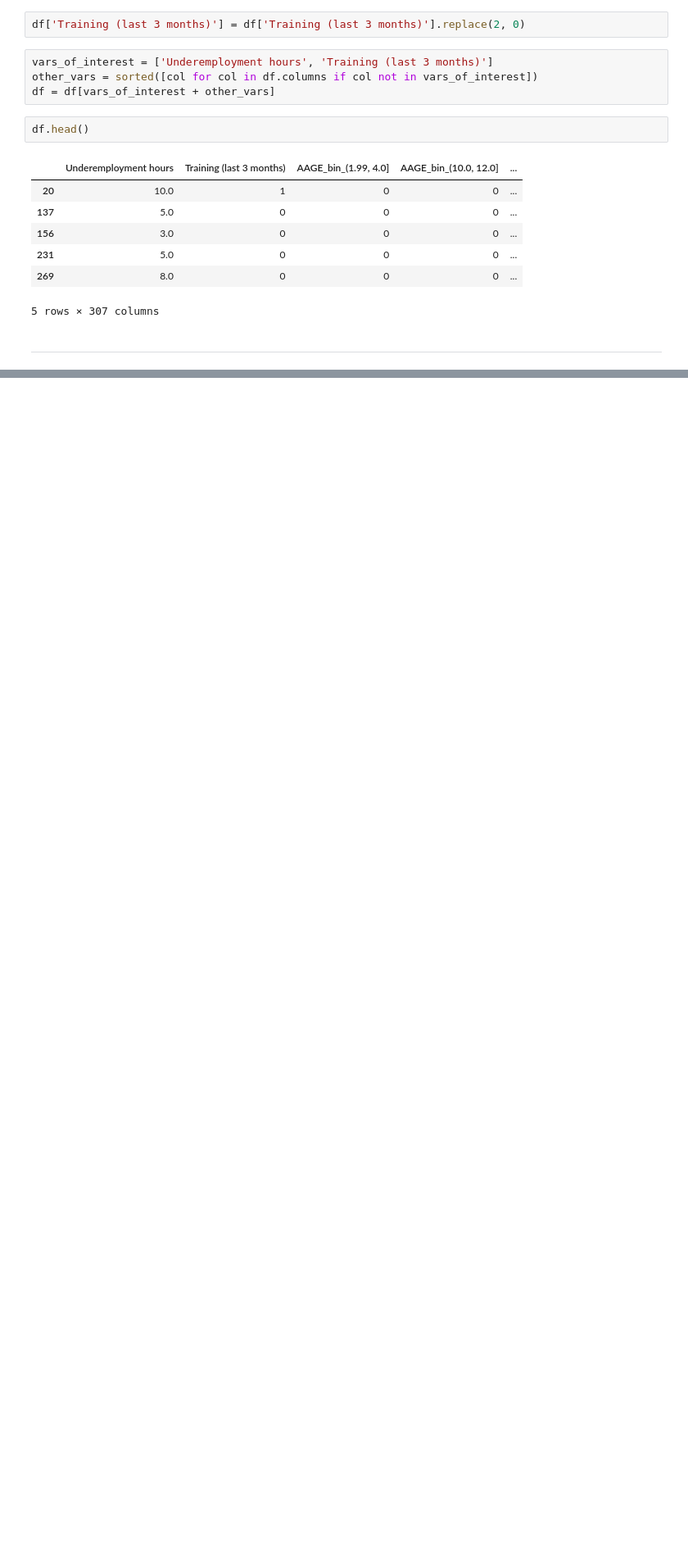
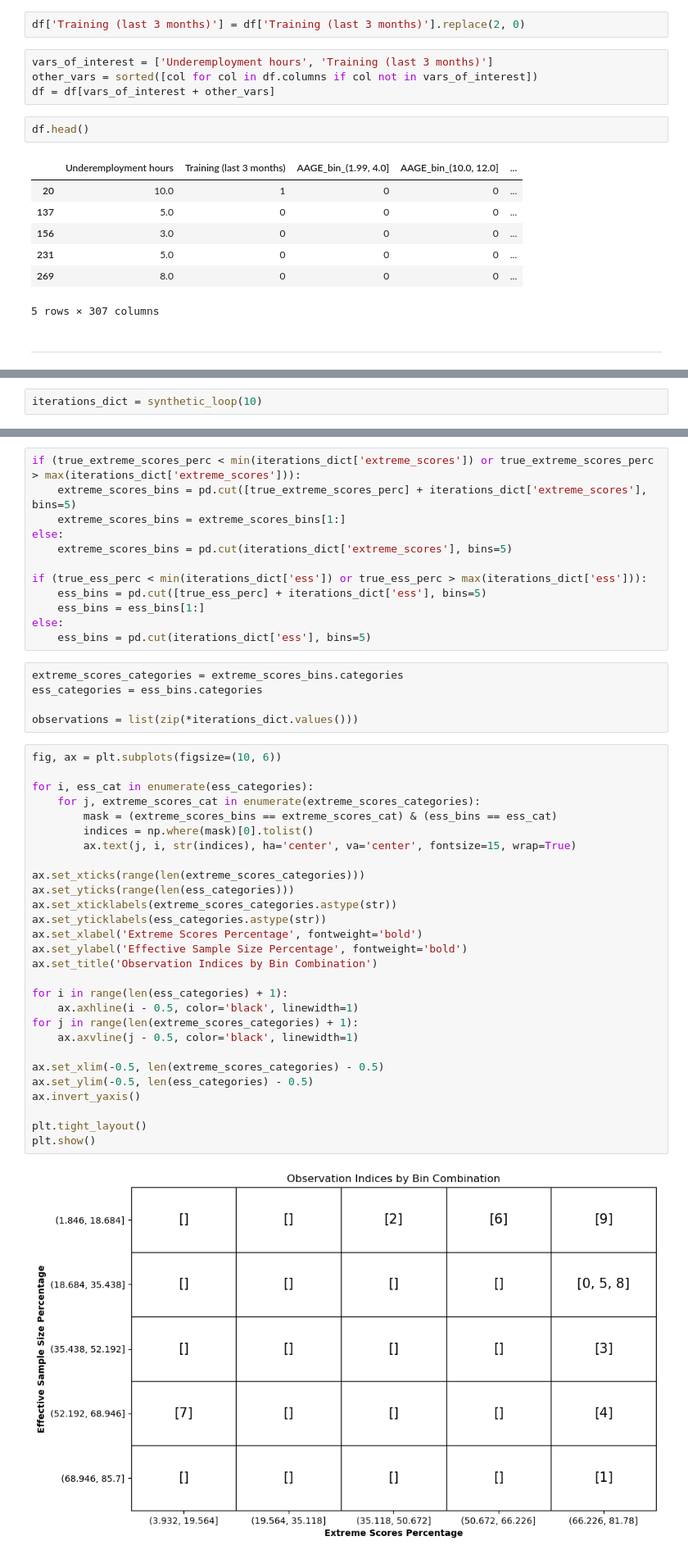
Before and after one commit to TresGes25/gg570_d200, a Jupyter notebook: implementation/analysis.ipynb, the cells around one changed output, grey strips where cells are left out. Shown at 82% size. Drawn from its saved outputs; the diff is of its cells as text; blank space fills up the shorter version.

```diff
--- a/implementation/analysis.ipynb
+++ b/implementation/analysis.ipynb
@@ -218,0 +287,2 @@ numeric_cols
+# %%
+iterations_dict = synthetic_loop(10)
@@ -218,0 +297,47 @@ numeric_cols
+# %%
+if (true_extreme_scores_perc < min(iterations_dict['extreme_scores']) or true_extreme_scores_perc > max(iterations_dict['extreme_scores'])):
+    extreme_scores_bins = pd.cut([true_extreme_scores_perc] + iterations_dict['extreme_scores'], bins=5)
+    extreme_scores_bins = extreme_scores_bins[1:]
+else:
+    extreme_scores_bins = pd.cut(iterations_dict['extreme_scores'], bins=5)
+
+if (true_ess_perc < min(iterations_dict['ess']) or true_ess_perc > max(iterations_dict['ess'])):
+    ess_bins = pd.cut([true_ess_perc] + iterations_dict['ess'], bins=5)
+    ess_bins = ess_bins[1:]
+else:
+    ess_bins = pd.cut(iterations_dict['ess'], bins=5)
+# %%
+extreme_scores_categories = extreme_scores_bins.categories
+ess_categories = ess_bins.categories
+
+observations = list(zip(*iterations_dict.values()))
+# %%
+fig, ax = plt.subplots(figsize=(10, 6))
+
+for i, ess_cat in enumerate(ess_categories):
+    for j, extreme_scores_cat in enumerate(extreme_scores_categories):
+        mask = (extreme_scores_bins == extreme_scores_cat) & (ess_bins == ess_cat)
+        indices = np.where(mask)[0].tolist()
+        ax.text(j, i, str(indices), ha='center', va='center', fontsize=15, wrap=True)
+
+ax.set_xticks(range(len(extreme_scores_categories)))
+ax.set_yticks(range(len(ess_categories)))
+ax.set_xticklabels(extreme_scores_categories.astype(str))
+ax.set_yticklabels(ess_categories.astype(str))
+ax.set_xlabel('Extreme Scores Percentage', fontweight='bold')
+ax.set_ylabel('Effective Sample Size Percentage', fontweight='bold')
+ax.set_title('Observation Indices by Bin Combination')
+
+for i in range(len(ess_categories) + 1):
+    ax.axhline(i - 0.5, color='black', linewidth=1)
+for j in range(len(extreme_scores_categories) + 1):
+    ax.axvline(j - 0.5, color='black', linewidth=1)
+
+ax.set_xlim(-0.5, len(extreme_scores_categories) - 0.5)
+ax.set_ylim(-0.5, len(ess_categories) - 0.5)
+ax.invert_yaxis()
+
+plt.tight_layout()
+plt.show()
+# %% [output]
+[figure, added]
```
Also changed, not shown: parts of 39 cells of this notebook, 1 other file.
